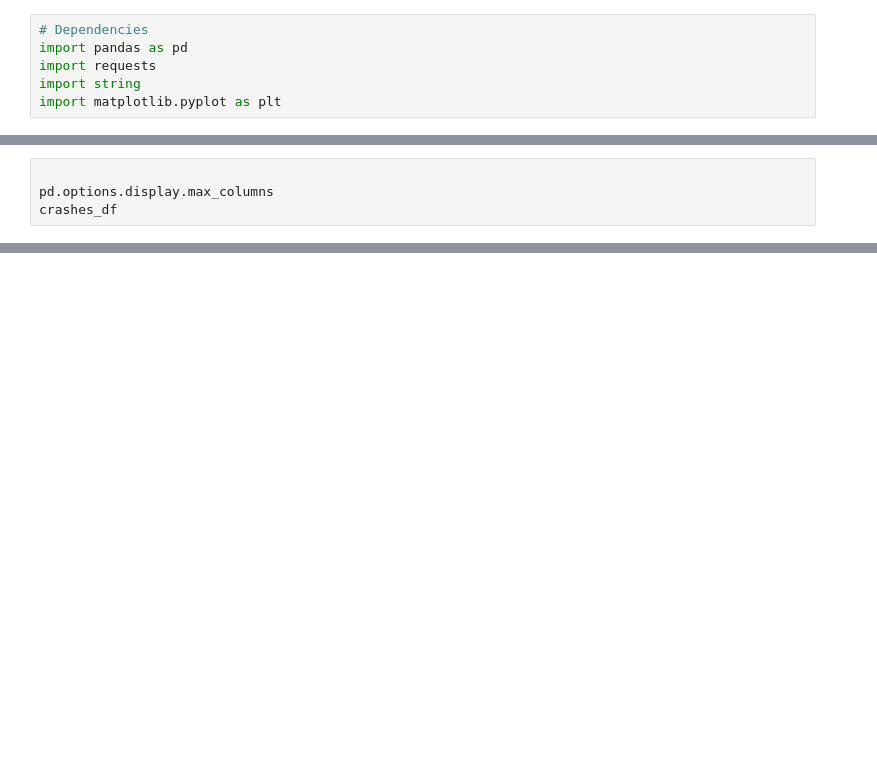
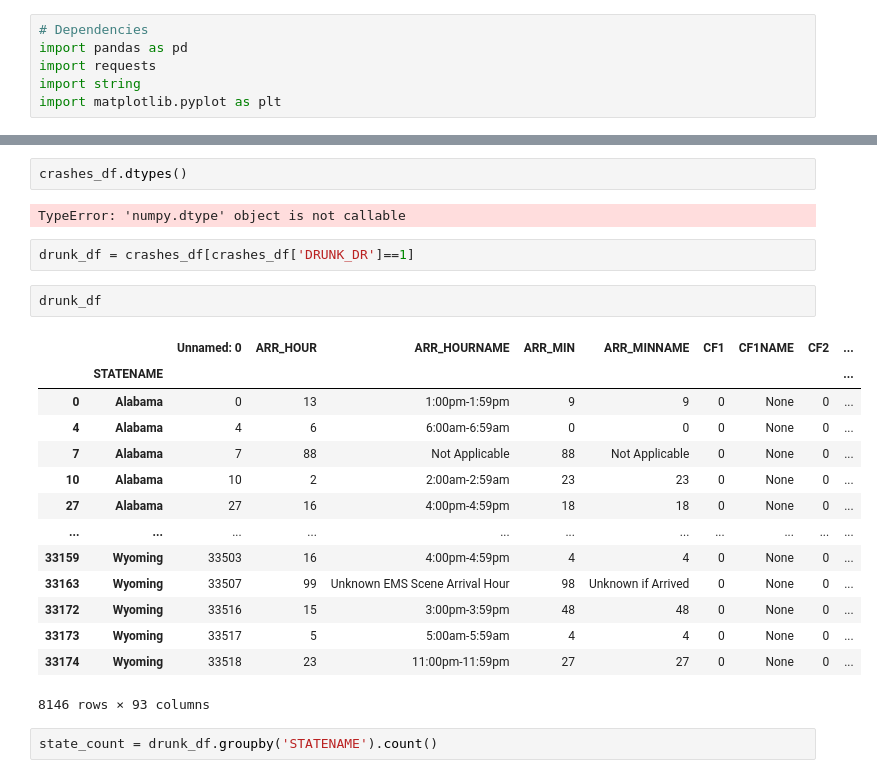
Before and after one commit to jordanroessle/project-one, a Jupyter notebook: intoxicated_stat.ipynb, the cells around one changed output, grey strips where cells are left out. Drawn from its saved outputs; the diff is of its cells as text; blank space fills up the shorter version.

```diff
--- a/intoxicated_stat.ipynb
+++ b/intoxicated_stat.ipynb
@@ -12,4 +12,0 @@ pd.set_option('display.max_columns', 94)
-# %%
-
-pd.options.display.max_columns
-crashes_df
@@ -29,0 +13,25 @@ crashes_df
+# %%
+crashes_df.dtypes()
+# %% [output]
+TypeError: 'numpy.dtype' object is not callable
+# %%
+drunk_df = crashes_df[crashes_df['DRUNK_DR']==1]
+# %%
+drunk_df
+# %% [output]
+|  |  | Unnamed: 0 | ARR_HOUR | ARR_HOURNAME | ARR_MIN | ARR_MINNAME | CF1 | CF1NAME | CF2 | ... |
+|  | STATENAME |  |  |  |  |  |  |  |  | ... |
+| 0 | Alabama | 0 | 13 | 1:00pm-1:59pm | 9 | 9 | 0 | None | 0 | ... |
+| 4 | Alabama | 4 | 6 | 6:00am-6:59am | 0 | 0 | 0 | None | 0 | ... |
+| 7 | Alabama | 7 | 88 | Not Applicable | 88 | Not Applicable | 0 | None | 0 | ... |
+| 10 | Alabama | 10 | 2 | 2:00am-2:59am | 23 | 23 | 0 | None | 0 | ... |
+| 27 | Alabama | 27 | 16 | 4:00pm-4:59pm | 18 | 18 | 0 | None | 0 | ... |
+| ... | ... | ... | ... | ... | ... | ... | ... | ... | ... | ... |
+| 33159 | Wyoming | 33503 | 16 | 4:00pm-4:59pm | 4 | 4 | 0 | None | 0 | ... |
+| 33163 | Wyoming | 33507 | 99 | Unknown EMS Scene Arrival Hour | 98 | Unknown if Arrived | 0 | None | 0 | ... |
+| 33172 | Wyoming | 33516 | 15 | 3:00pm-3:59pm | 48 | 48 | 0 | None | 0 | ... |
+| 33173 | Wyoming | 33517 | 5 | 5:00am-5:59am | 4 | 4 | 0 | None | 0 | ... |
+| 33174 | Wyoming | 33518 | 23 | 11:00pm-11:59pm | 27 | 27 | 0 | None | 0 | ... |
+8146 rows × 93 columns
+# %%
+state_count = drunk_df.groupby('STATENAME').count()
```
Also changed, not shown: parts of 6 cells of this notebook.
